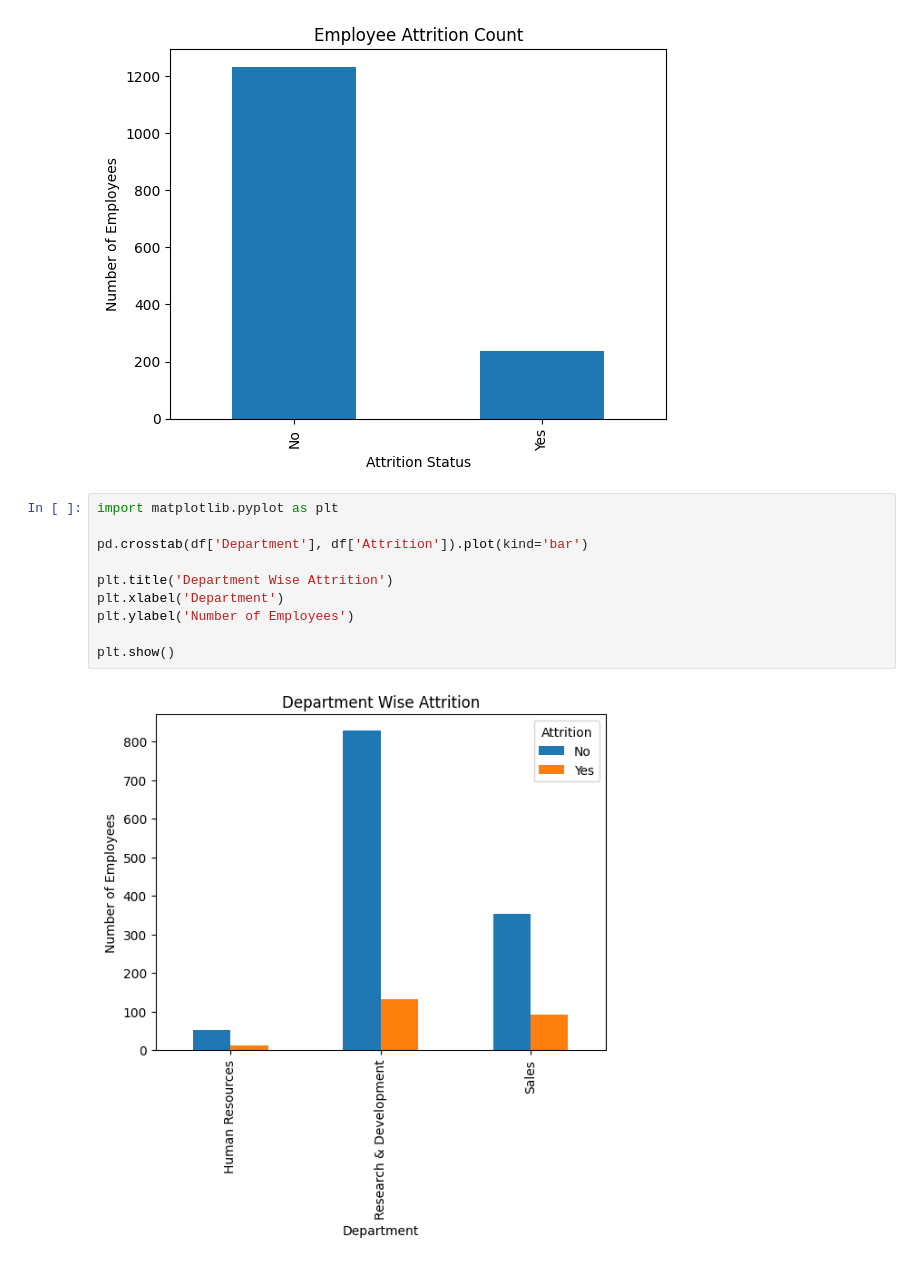
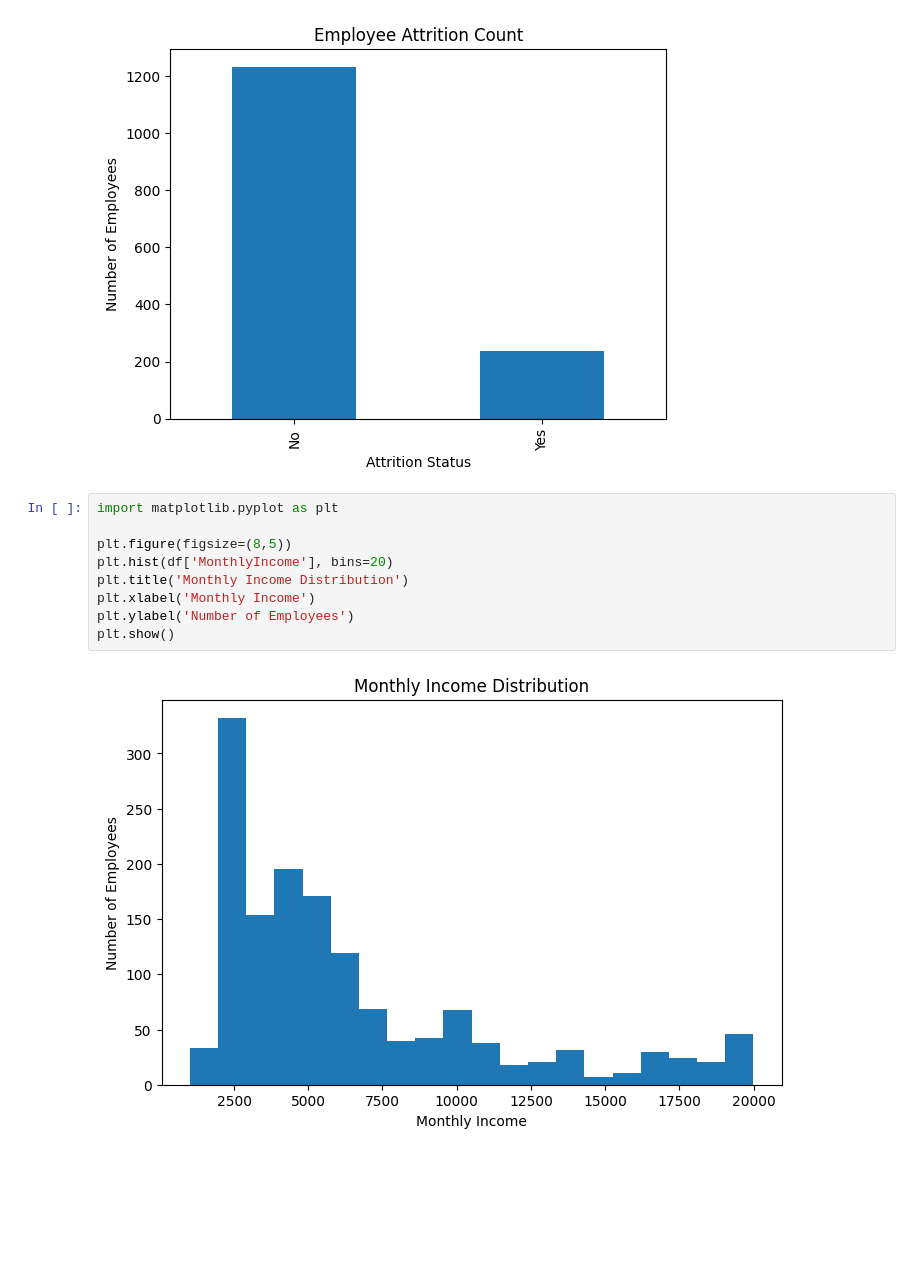
Before and after one commit to Sornakala1031-m/Data-Analytics-using-python-Project, a Jupyter notebook: Final_Intenship_project.ipynb, the cells around one changed output. Drawn from its saved outputs; the diff is of its cells as text; blank space fills up the shorter version.

```diff
--- a/Final_Intenship_project.ipynb
+++ b/Final_Intenship_project.ipynb
@@ -194,12 +245,11 @@ plt.show()
 # %%
 import matplotlib.pyplot as plt
 
-pd.crosstab(df['Department'], df['Attrition']).plot(kind='bar')
-
-plt.title('Department Wise Attrition')
-plt.xlabel('Department')
+plt.figure(figsize=(8,5))
+plt.hist(df['MonthlyIncome'], bins=20)
+plt.title('Monthly Income Distribution')
+plt.xlabel('Monthly Income')
 plt.ylabel('Number of Employees')
-
 plt.show()
 # %% [output]
-[figure, old version]
+[figure, new version]
```
Also changed, not shown: parts of 23 cells of this notebook.
